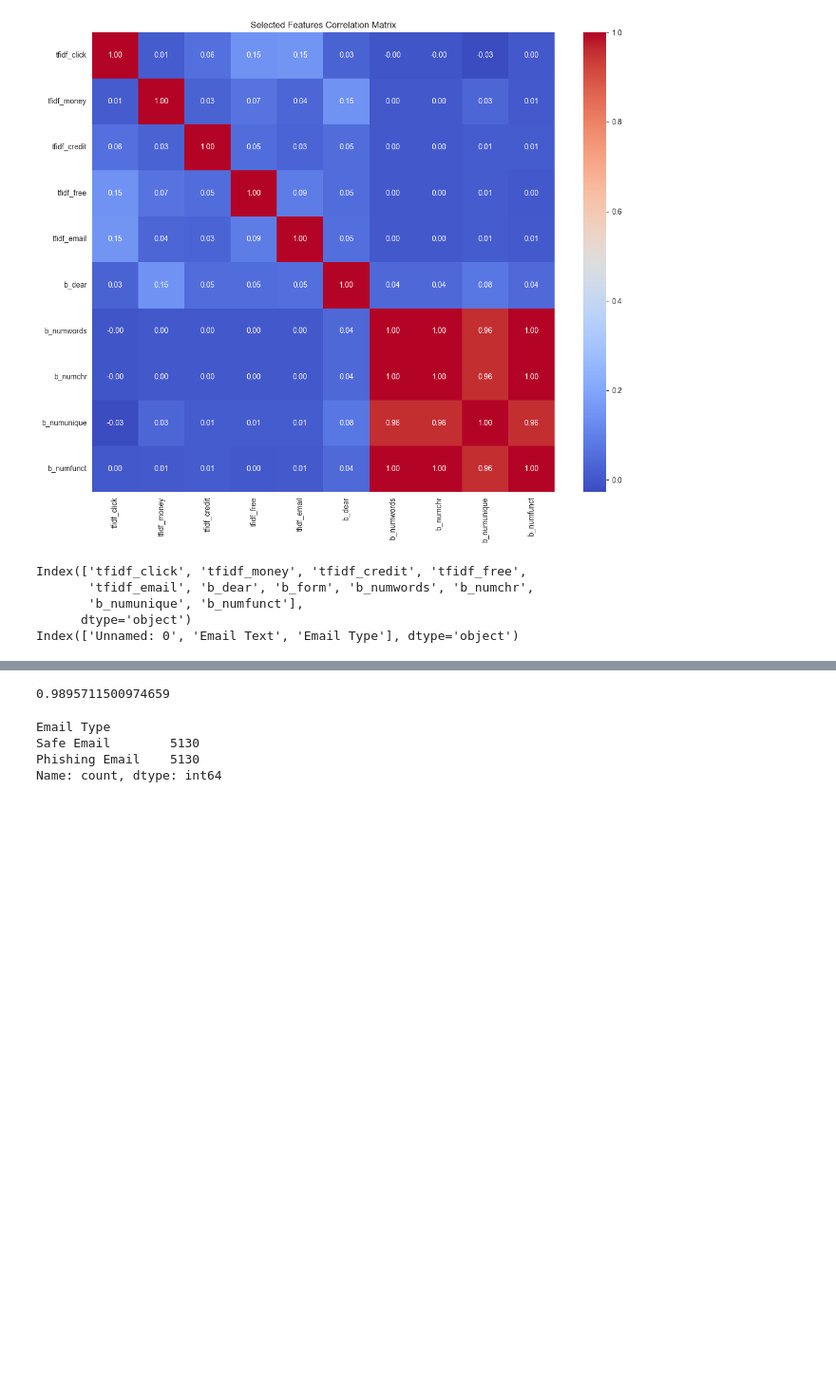
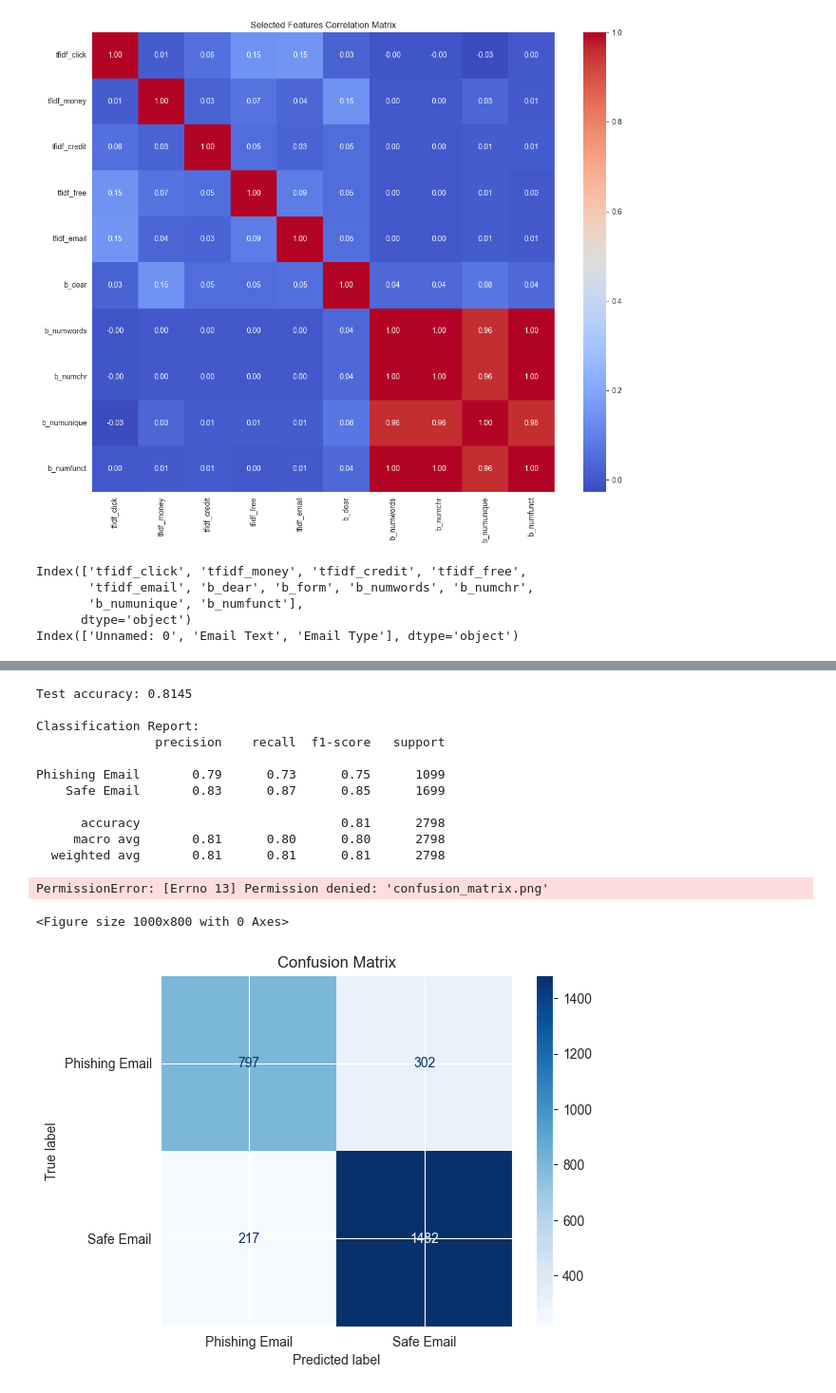
Before and after one commit to moanv2/phishing_repo_thesis, a Jupyter notebook: MachineLearning/RF.ipynb, the cells around one changed output, grey strips where cells are left out. Shown at 95% size. Saved outputs shown, nothing was run; the diff lists cells and outputs as text; code cells hidden in the pictures; blank space fills up the shorter version.

```diff
--- a/MachineLearning/RF.ipynb
+++ b/MachineLearning/RF.ipynb
@@ -338,6 +340,18 @@ tfidf_train_df = pd.DataFrame(
     index=df_train.index
 )
 
+tfidf_test = tfidf_vectorizer.transform(df_test['Email Text'].astype(str))
+
+# Convert to DataFrame with the same columns
+tfidf_test_df = pd.DataFrame(
+    tfidf_test.toarray(),
+    columns=[f'tfidf_{term}' for term in feature_names],
+    index=df_test.index
+)
+
+# Combine with existing test features
+test_features_with_tfidf = pd.concat([test_features, tfidf_test_df], axis=1)
+
 # Combine with existing features
 train_features_with_tfidf = pd.concat([train_features, tfidf_train_df], axis=1)
 # %%
@@ -489,11 +476,47 @@ Phishing Email       0.98      1.00      0.99      5130
-# %%
-print(accuracy_score(y_balanced, rf_model.predict(X_balanced)))
-# %% [output]
-0.9895711500974659
-# %%
-print(df_balanced['Email Type'].value_counts())
-# %% [output]
-Email Type
-Safe Email        5130
-Phishing Email    5130
-Name: count, dtype: int64
+# %%
+from sklearn.metrics import confusion_matrix, ConfusionMatrixDisplay
+import matplotlib.pyplot as plt
+
+# Assuming you already have your trained RF model from before
+# and you want to evaluate it on test data
+
+# First, prepare your test features
+X_test = test_features_with_tfidf[selected_features]  # Use the same features as training
+y_test = df_test['Email Type']  # Your test labels
+
+# Make predictions on test data
+y_pred = rf_model.predict(X_test)
+
+# Calculate accuracy
+test_accuracy = accuracy_score(y_test, y_pred)
+print(f"Test accuracy: {test_accuracy:.4f}")
+
+# Print classification report
+print("\nClassification Report:")
+print(classification_report(y_test, y_pred))
+
+# Create confusion matrix
+cm = confusion_matrix(y_test, y_pred)
+disp = ConfusionMatrixDisplay(confusion_matrix=cm, display_labels=rf_model.classes_)
+
+# Plot confusion matrix
+plt.figure(figsize=(10, 8))
+disp.plot(cmap=plt.cm.Blues)
+plt.title('Confusion Matrix')
+plt.savefig('confusion_matrix.png', bbox_inches='tight')  # Save to file
+plt.show()
+# %% [output]
+Test accuracy: 0.8145
+
+Classification Report:
+                precision    recall  f1-score   support
+
+Phishing Email       0.79      0.73      0.75      1099
+    Safe Email       0.83      0.87      0.85      1699
+
+      accuracy                           0.81      2798
+     macro avg       0.81      0.80      0.80      2798
+  weighted avg       0.81      0.81      0.81      2798
+PermissionError: [Errno 13] Permission denied: 'confusion_matrix.png'
+<Figure size 1000x800 with 0 Axes>
+[figure, added]
```
Also changed, not shown: parts of 6 cells of this notebook.
